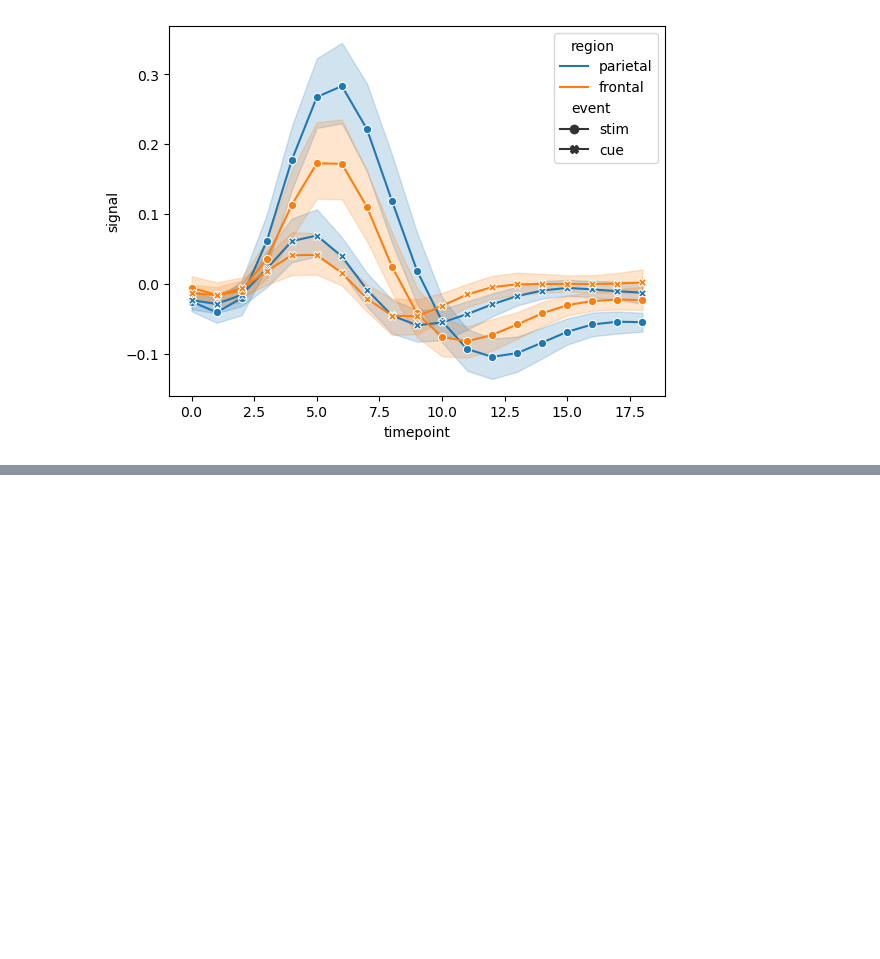
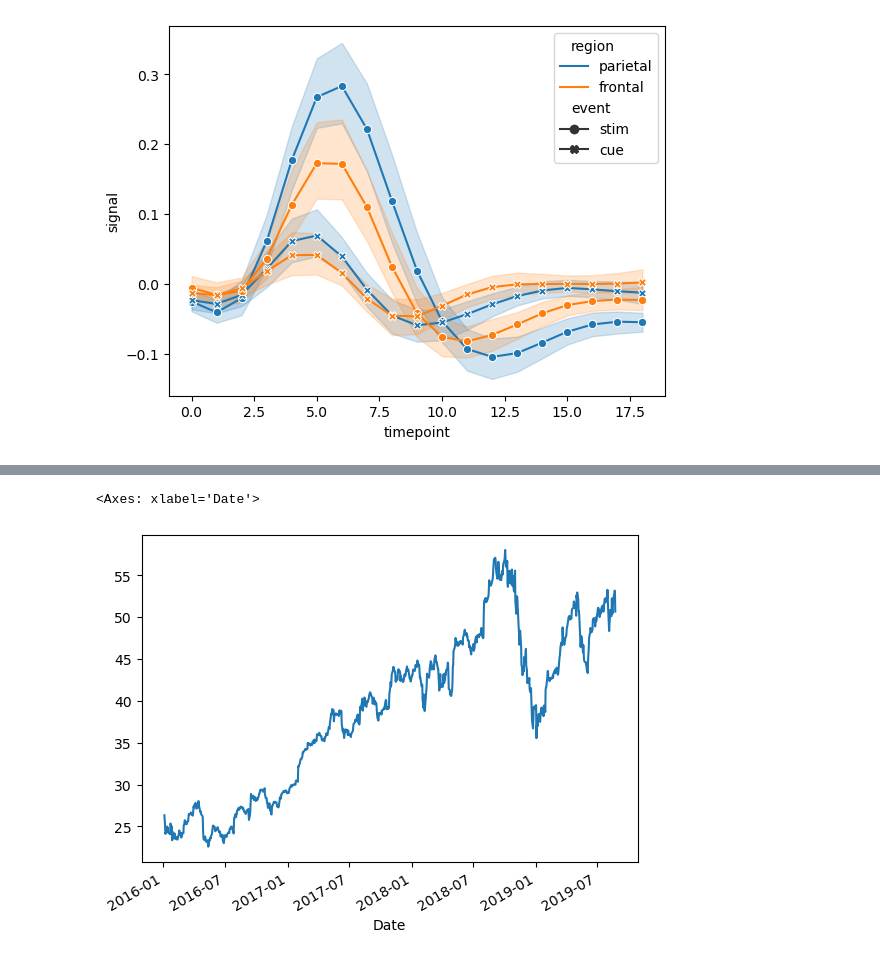
Before and after one commit to Alihanesentas/Exploratory-Data-Analysis, a Jupyter notebook: Day-4.ipynb, the cells around one changed output, grey strips where cells are left out. Saved outputs shown, nothing was run; the diff lists cells and outputs as text; code cells hidden in the pictures; blank space fills up the shorter version.

Commit message:
Basic time series graphics

```diff
--- a/Day-4.ipynb
+++ b/Day-4.ipynb
@@ -222,0 +272,6 @@ sns.lineplot(x="timepoint",
+# %%
+data = yf.download('AAPL',  '2016-01-01',  '2019-08-25')
+
+df =pd.DataFrame(data)
+
+df.head()
@@ -222,0 +301,2 @@ sns.lineplot(x="timepoint",
+# %%
+Close = df["Close"]
@@ -222,0 +319,5 @@ sns.lineplot(x="timepoint",
+# %%
+Close.plot()
+# %% [output]
+<Axes: xlabel='Date'>
+[figure, added]
```
Also changed, not shown: parts of 12 cells of this notebook.
